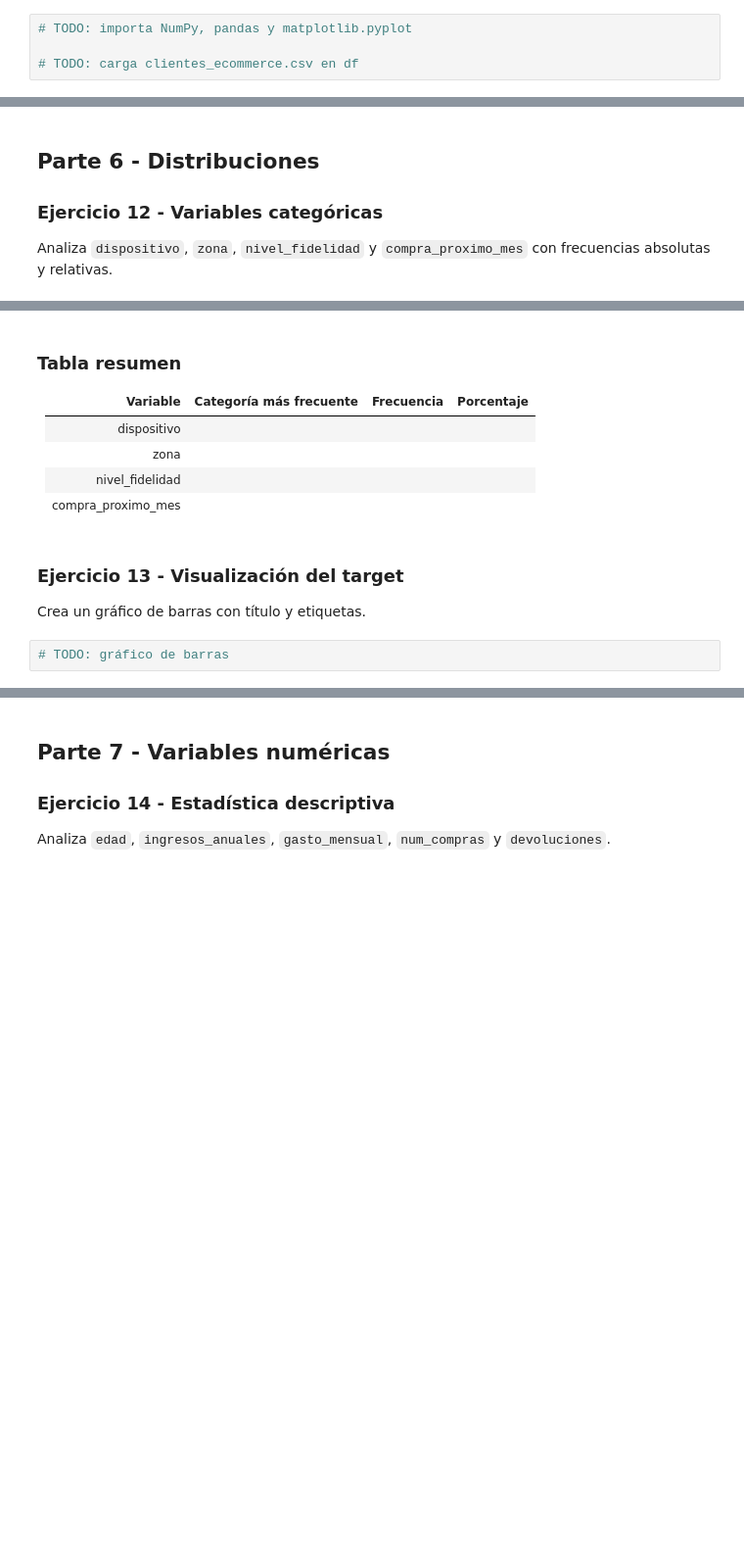
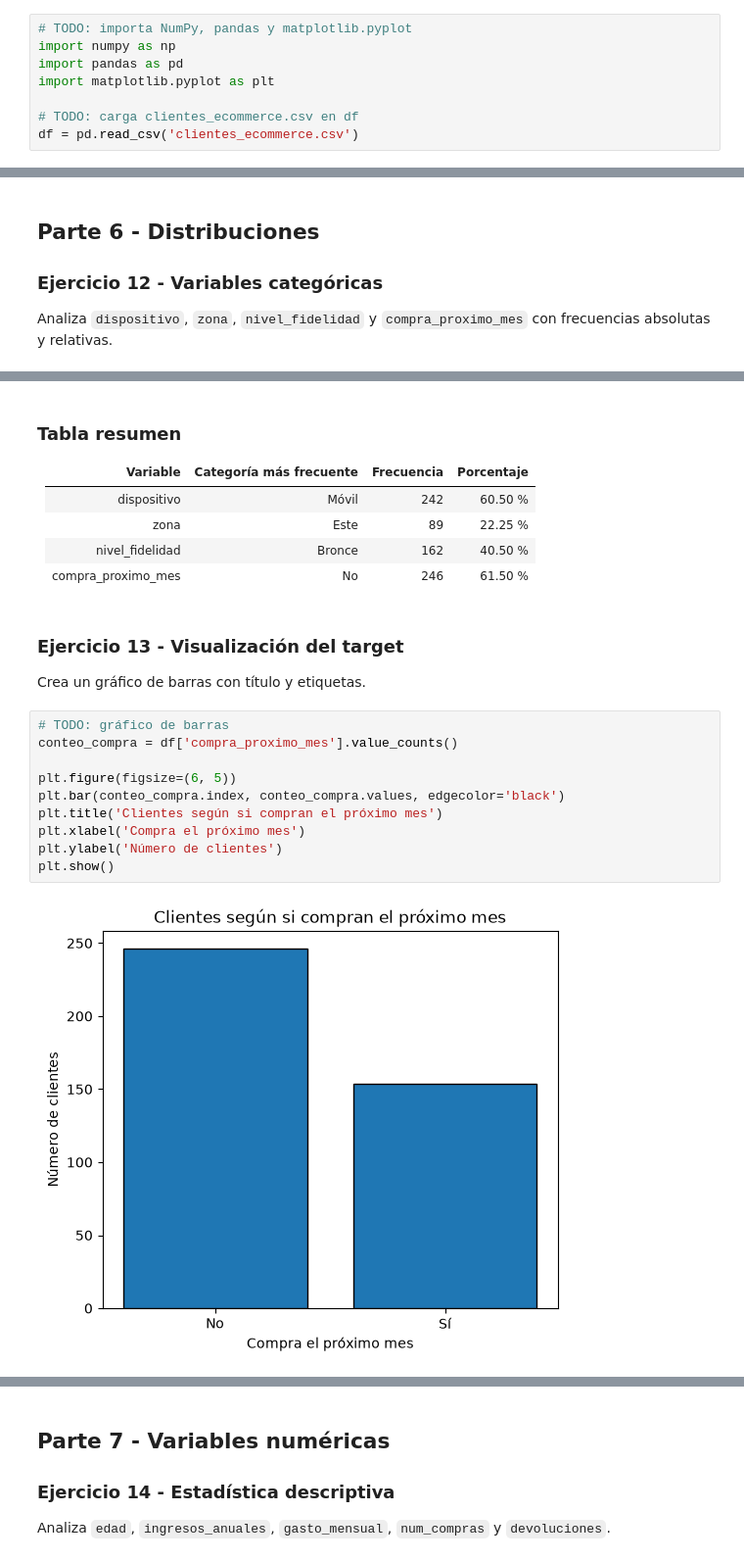
Before and after one commit to marcoslgl/Sistemas-de-aprendizaje-automatico, a Jupyter notebook: practica4/Practica_04.ipynb, the cells around one changed output, grey strips where cells are left out. Shown at 98% size. Saved outputs shown, nothing was run; the diff lists cells and outputs as text; blank space fills up the shorter version.

```diff
--- a/practica4/Practica_04.ipynb
+++ b/practica4/Practica_04.ipynb
@@ -30,8 +30,12 @@ Completa las celdas `# TODO` y responde en Markdown.
 ## Preparación
 # %%
 # TODO: importa NumPy, pandas y matplotlib.pyplot
+import numpy as np
+import pandas as pd
+import matplotlib.pyplot as plt
 
 # TODO: carga clientes_ecommerce.csv en df
+df = pd.read_csv('clientes_ecommerce.csv')
 # %% [markdown]
 ## Parte 1 - Comprender el dataset
 ### Ejercicio 1 - Primera inspección
@@ -194,15 +365,25 @@ Analiza `dispositivo`, `zona`, `nivel_fidelidad` y `compra_proximo_mes` con frec
 ### Tabla resumen
 | Variable | Categoría más frecuente | Frecuencia | Porcentaje |
 |---|---|---:|---:|
-| dispositivo | | | |
-| zona | | | |
-| nivel_fidelidad | | | |
-| compra_proximo_mes | | | |
+| dispositivo | Móvil | 242 | 60.50 % |
+| zona | Este | 89 | 22.25 % |
+| nivel_fidelidad | Bronce | 162 | 40.50 % |
+| compra_proximo_mes | No | 246 | 61.50 % |
 # %% [markdown]
 ### Ejercicio 13 - Visualización del target
 Crea un gráfico de barras con título y etiquetas.
-# %%
-# TODO: gráfico de barras
+# %%
+# TODO: gráfico de barras
+conteo_compra = df['compra_proximo_mes'].value_counts()
+
+plt.figure(figsize=(6, 5))
+plt.bar(conteo_compra.index, conteo_compra.values, edgecolor='black')
+plt.title('Clientes según si compran el próximo mes')
+plt.xlabel('Compra el próximo mes')
+plt.ylabel('Número de clientes')
+plt.show()
+# %% [output]
+[figure, added]
 # %% [markdown]
 ### Interpretación
 ¿Las clases aparecen aproximadamente con la misma frecuencia? Justifica con datos.
```
Also changed, not shown: parts of 47 cells of this notebook, 8 other files.
